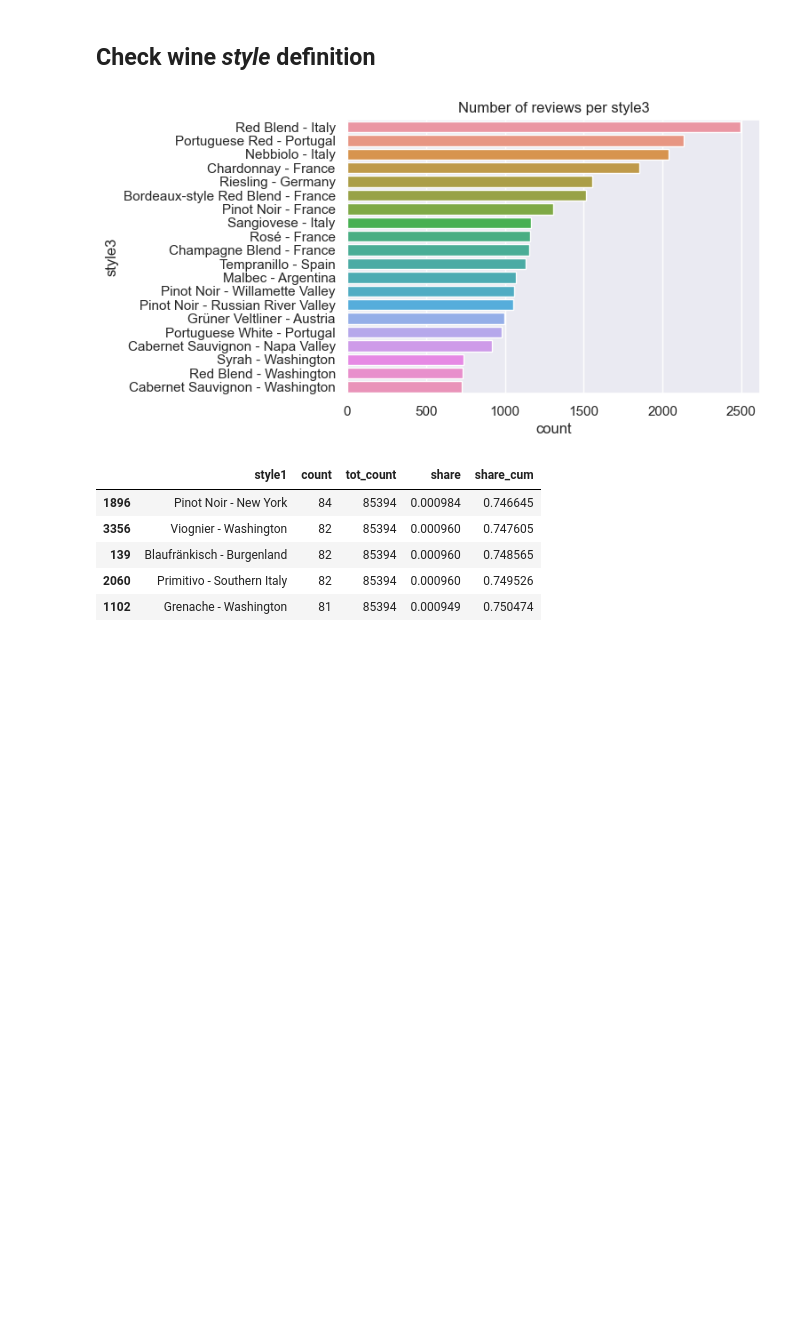
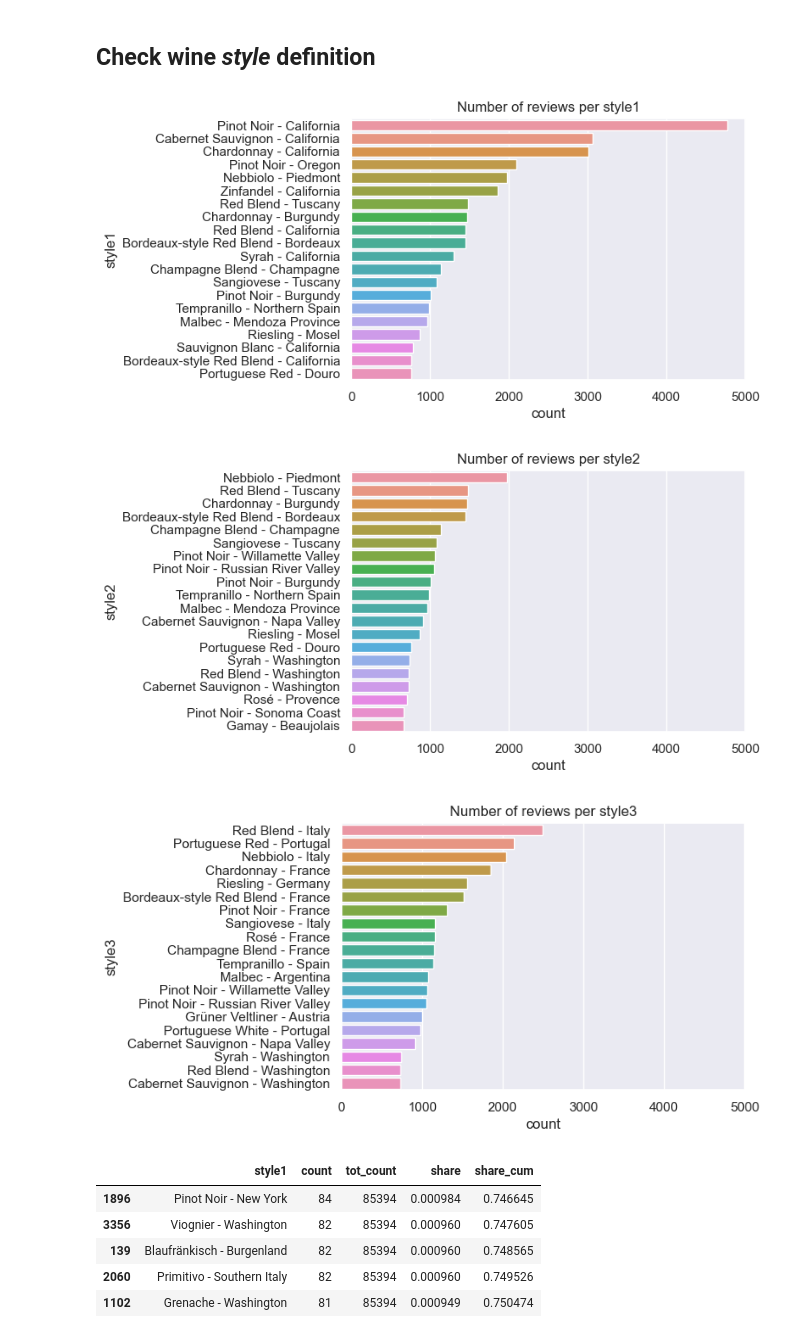
Before and after one commit to VishyFishy02/Somm_Wine_Reccomendation, a Jupyter notebook: Exploratory_Data_Analysis/EDA.ipynb, the cells around one changed output. Saved outputs shown, nothing was run; the diff lists cells and outputs as text; code cells hidden in the pictures; blank space fills up the shorter version.

```diff
--- a/Exploratory_Data_Analysis/EDA.ipynb
+++ b/Exploratory_Data_Analysis/EDA.ipynb
@@ -365,23 +406,26 @@ def bar_chart_top20(data, var_name):
                   data = data,
                   order = data[var_name].value_counts(ascending=False).index[0:20])
     plt.title(f'Number of reviews per {var_name}')
+    plt.xlim(0, 5000)
     plt.show()
     return
 
 # Define bar_chart_top50 function with seaborn styling
-def bar_chart_top50(data, var_name):
-    sns.set(font_scale=1)
-    f, ax = plt.subplots(figsize=(6,10))
-    sns.countplot(y = var_name,
-                  data = data,
-                  order = data[var_name].value_counts(ascending=False).index[0:50])
-    plt.title(f'Number of reviews per {var_name}')
-    plt.show()
-    return
+# def bar_chart_top50(data, var_name):
+#     sns.set(font_scale=1)
+#     f, ax = plt.subplots(figsize=(6,10))
+#     sns.countplot(y = var_name,
+#                   data = data,
+#                   order = data[var_name].value_counts(ascending=False).index[0:50])
+#     plt.title(f'Number of reviews per {var_name}')
+#     plt.show()
+#     return
 # %%
-# bar_chart_top20(wine, 'style1') # some styles in California is very large (b/c California makes up a huge share in the dataset)
-# bar_chart_top20(wine, 'style2') ## pretty good
-bar_chart_top20(wine, 'style3') # too fine, many categories will have too few reviews
+bar_chart_top20(wine, 'style1') # some styles in California is very large (b/c California makes up a huge share in the dataset)
+bar_chart_top20(wine, 'style2') # bit too granualar
+bar_chart_top20(wine, 'style3') # not too fine ; in the middle of the above two
 # %% [output]
-[figure, old version]
+[figure, new version]
+[figure, added]
+[figure, added]
 # %%
```
Also changed, not shown: parts of 34 cells of this notebook.
